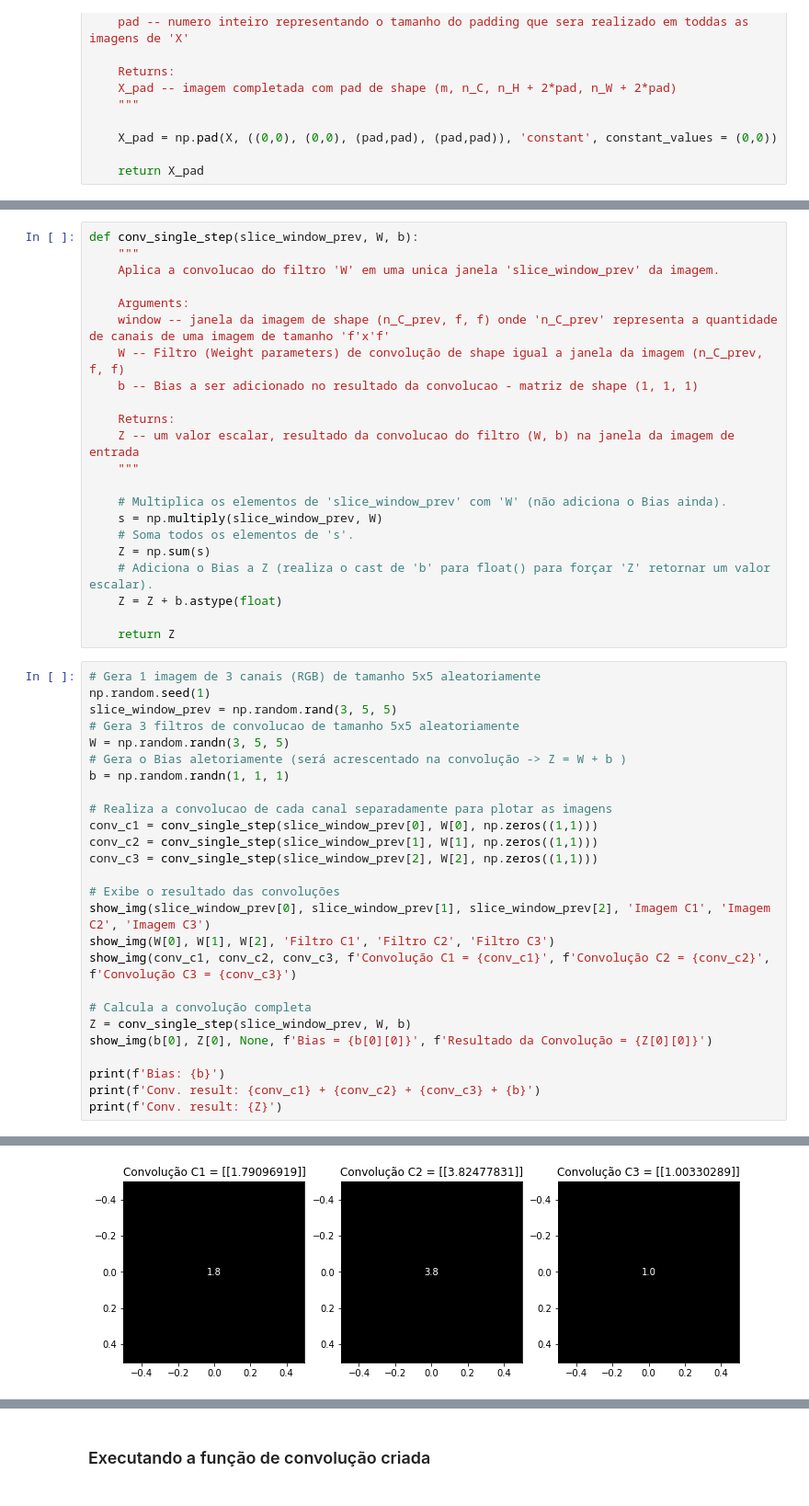
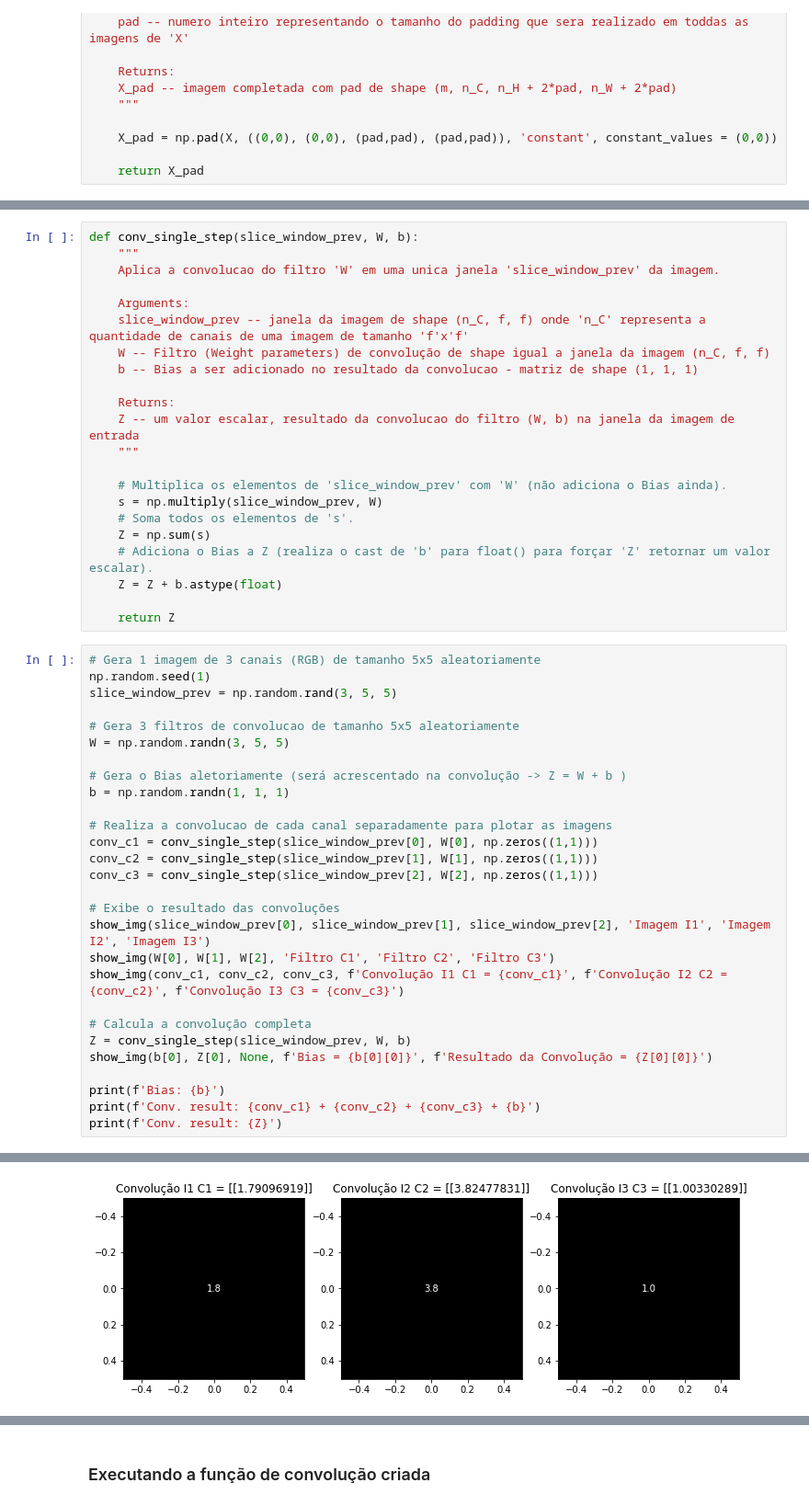
Before and after one commit to dalifreire/cnn_hello_world, a Jupyter notebook: cnn_step_by_step.ipynb, the cells around one changed output, grey strips where cells are left out. Shown at 92% size. Cells and saved outputs as stored; diff of their text form.

```diff
--- a/cnn_step_by_step.ipynb
+++ b/cnn_step_by_step.ipynb
@@ -118,8 +152,8 @@ def conv_single_step(slice_window_prev, W, b):
     Aplica a convolucao do filtro 'W' em uma unica janela 'slice_window_prev' da imagem.
 
     Arguments:
-    window -- janela da imagem de shape (n_C_prev, f, f) onde 'n_C_prev' representa a quantidade de canais de uma imagem de tamanho 'f'x'f'
-    W -- Filtro (Weight parameters) de convolução de shape igual a janela da imagem (n_C_prev, f, f)
+    slice_window_prev -- janela da imagem de shape (n_C, f, f) onde 'n_C' representa a quantidade de canais de uma imagem de tamanho 'f'x'f'
+    W -- Filtro (Weight parameters) de convolução de shape igual a janela da imagem (n_C, f, f)
     b -- Bias a ser adicionado no resultado da convolucao - matriz de shape (1, 1, 1)
 
     Returns:
@@ -137,35 +171,37 @@ def conv_single_step(slice_window_prev, W, b):
 # %%
 # Gera 1 imagem de 3 canais (RGB) de tamanho 5x5 aleatoriamente
 np.random.seed(1)
 slice_window_prev = np.random.rand(3, 5, 5)
+
 # Gera 3 filtros de convolucao de tamanho 5x5 aleatoriamente
 W = np.random.randn(3, 5, 5)
+
 # Gera o Bias aletoriamente (será acrescentado na convolução -> Z = W + b )
 b = np.random.randn(1, 1, 1)
 
 # Realiza a convolucao de cada canal separadamente para plotar as imagens
 conv_c1 = conv_single_step(slice_window_prev[0], W[0], np.zeros((1,1)))
 conv_c2 = conv_single_step(slice_window_prev[1], W[1], np.zeros((1,1)))
 conv_c3 = conv_single_step(slice_window_prev[2], W[2], np.zeros((1,1)))
 
 # Exibe o resultado das convoluções
-show_img(slice_window_prev[0], slice_window_prev[1], slice_window_prev[2], 'Imagem C1', 'Imagem C2', 'Imagem C3')
+show_img(slice_window_prev[0], slice_window_prev[1], slice_window_prev[2], 'Imagem I1', 'Imagem I2', 'Imagem I3')
 show_img(W[0], W[1], W[2], 'Filtro C1', 'Filtro C2', 'Filtro C3')
-show_img(conv_c1, conv_c2, conv_c3, f'Convolução C1 = {conv_c1}', f'Convolução C2 = {conv_c2}', f'Convolução C3 = {conv_c3}')
+show_img(conv_c1, conv_c2, conv_c3, f'Convolução I1 C1 = {conv_c1}', f'Convolução I2 C2 = {conv_c2}', f'Convolução I3 C3 = {conv_c3}')
 
 # Calcula a convolução completa
 Z = conv_single_step(slice_window_prev, W, b)
 show_img(b[0], Z[0], None, f'Bias = {b[0][0]}', f'Resultado da Convolução = {Z[0][0]}')
 
 print(f'Bias: {b}')
 print(f'Conv. result: {conv_c1} + {conv_c2} + {conv_c3} + {b}')
 print(f'Conv. result: {Z}')
 # %% [output]
 Bias: [[[-2.13483482]]]
 Conv. result: [[1.79096919]] + [[3.82477831]] + [[1.00330289]] + [[[-2.13483482]]]
 Conv. result: [[[4.48421557]]]
 [figure]
 [figure]
-[figure, old version]
+[figure, new version]
 [figure]
 # %%
```
Also changed, not shown: parts of 60 cells of this notebook, 3 other files.
